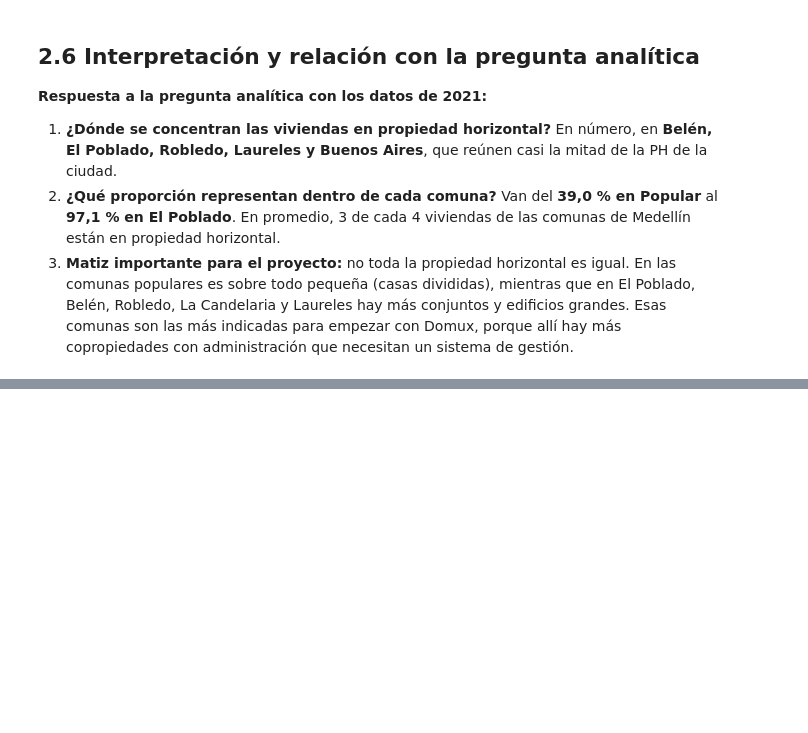
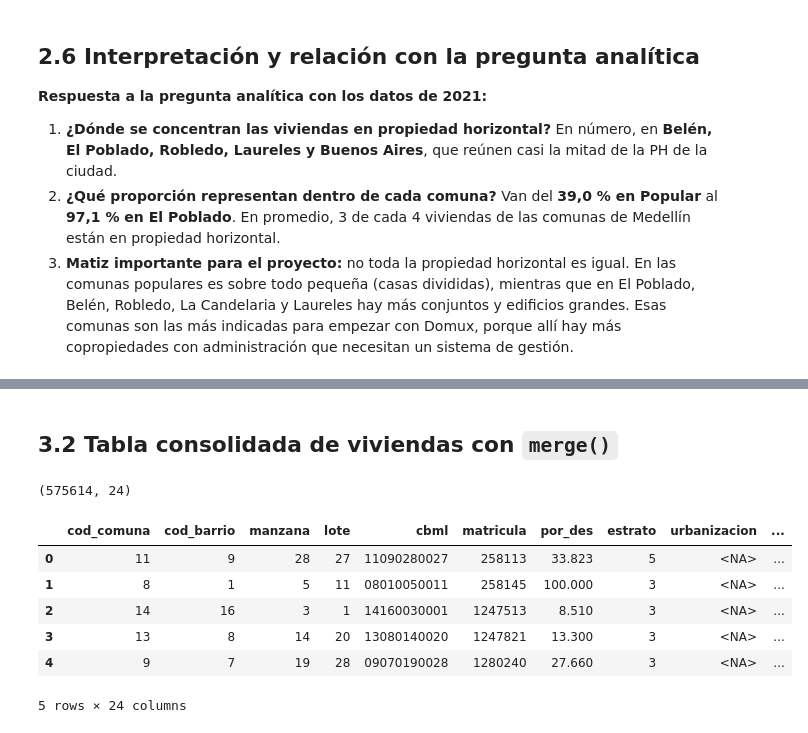
Before and after one commit to MAICOL-ESNEIDER/PROPIEDAD-HORIZONTAL, a Jupyter notebook: notebooks/data_preparation.ipynb, the cells around one changed output, grey strips where cells are left out. Drawn from its saved outputs; the diff is of its cells as text; code cells hidden in the pictures; blank space fills up the shorter version.

Commit message:
feat: prepare and validate processed datasets

```diff
--- a/notebooks/data_preparation.ipynb
+++ b/notebooks/data_preparation.ipynb
@@ -790,0 +819,22 @@ administracion_estrato
+# %% [markdown]
+## 3.2 Tabla consolidada de viviendas con `merge()`
+# %%
+filas_antes = len(viviendas_comunas)
+
+viviendas_lote = viviendas_comunas.merge(
+    lotes[['cbml', 'area_lote', 'area_construida', 'num_pisos', 'zona_geo', 'pisos_incoherentes']],
+    on='cbml', how='left', validate='m:1')
+
+assert len(viviendas_lote) == filas_antes, 'la unión cambió el número de filas'
+assert viviendas_lote['matricula'].is_unique, 'matrícula repetida después de unir'
+print(viviendas_lote.shape)
+viviendas_lote.head()
+# %% [output]
+(575614, 24)
+|  | cod_comuna | cod_barrio | manzana | lote | cbml | matricula | por_des | estrato | urbanizacion | ... |
+| 0 | 11 | 9 | 28 | 27 | 11090280027 | 258113 | 33.823 | 5 | <NA> | ... |
+| 1 | 8 | 1 | 5 | 11 | 08010050011 | 258145 | 100.000 | 3 | <NA> | ... |
+| 2 | 14 | 16 | 3 | 1 | 14160030001 | 1247513 | 8.510 | 3 | <NA> | ... |
+| 3 | 13 | 8 | 14 | 20 | 13080140020 | 1247821 | 13.300 | 3 | <NA> | ... |
+| 4 | 9 | 7 | 19 | 28 | 09070190028 | 1280240 | 27.660 | 3 | <NA> | ... |
+5 rows × 24 columns
```
Also changed, not shown: parts of 20 cells of this notebook, 9 other files.
